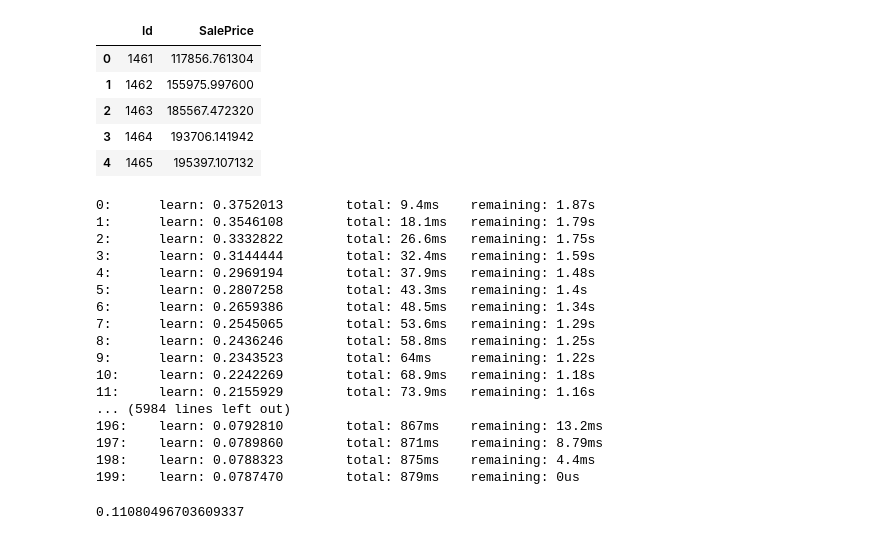
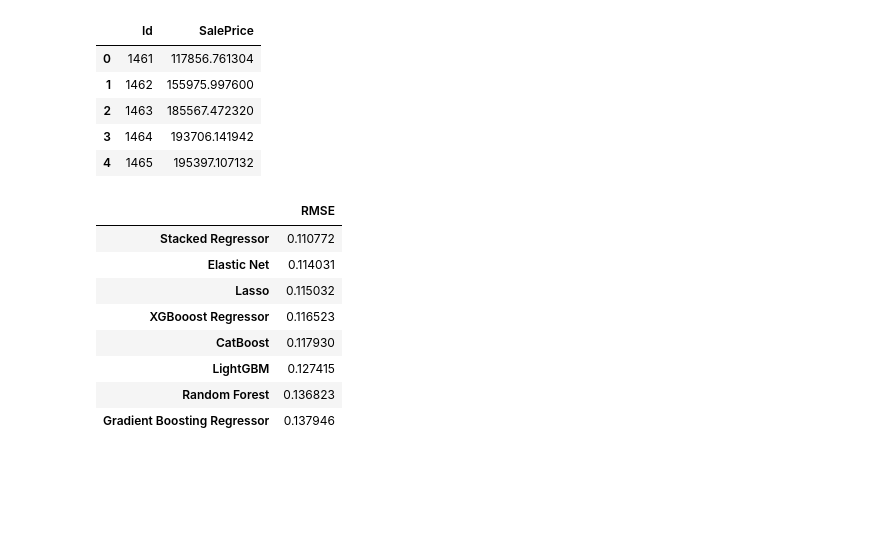
Before and after one commit to abreorussel/house-prices-advanced-regression-kaggle, a Jupyter notebook: house-price-kernel.ipynb, the cells around one changed output. Drawn from its saved outputs; the diff is of its cells as text; code cells hidden in the pictures; blank space fills up the shorter version.

```diff
--- a/house-price-kernel.ipynb
+++ b/house-price-kernel.ipynb
@@ -1222,26 +1109,21 @@ pickle.dump(stacked_model , file)
 
 # filename = 'stacked_regression_model.pkl'
 # stacked_model = pickle.load(open(filename, 'rb'))
-# %%
-## Evaluating the model
-
-rmsle_cv(stacked_model).mean()
-# %% [output]
-0:      learn: 0.3752013        total: 9.4ms    remaining: 1.87s
-1:      learn: 0.3546108        total: 18.1ms   remaining: 1.79s
-2:      learn: 0.3332822        total: 26.6ms   remaining: 1.75s
-3:      learn: 0.3144444        total: 32.4ms   remaining: 1.59s
-4:      learn: 0.2969194        total: 37.9ms   remaining: 1.48s
-5:      learn: 0.2807258        total: 43.3ms   remaining: 1.4s
-6:      learn: 0.2659386        total: 48.5ms   remaining: 1.34s
-7:      learn: 0.2545065        total: 53.6ms   remaining: 1.29s
-8:      learn: 0.2436246        total: 58.8ms   remaining: 1.25s
-9:      learn: 0.2343523        total: 64ms     remaining: 1.22s
-10:     learn: 0.2242269        total: 68.9ms   remaining: 1.18s
-11:     learn: 0.2155929        total: 73.9ms   remaining: 1.16s
-... (5984 lines left out)
-196:    learn: 0.0792810        total: 867ms    remaining: 13.2ms
-197:    learn: 0.0789860        total: 871ms    remaining: 8.79ms
-198:    learn: 0.0788323        total: 875ms    remaining: 4.4ms
-199:    learn: 0.0787470        total: 879ms    remaining: 0us
-0.11080496703609337
+# %%
+## Evaluating the model
+
+stacked_score = rmsle_cv(stacked_model).mean()
+
+model_df = pd.concat([model_df , pd.DataFrame(index = ['Stacked Regressor'] , columns = ['RMSE'] , data = stacked_score)] , axis = 0)
+model_df.sort_values(by = 'RMSE' , inplace=True)
+model_df
+# %% [output]
+|  | RMSE |
+| Stacked Regressor | 0.110772 |
+| Elastic Net | 0.114031 |
+| Lasso | 0.115032 |
+| XGBooost Regressor | 0.116523 |
+| CatBoost | 0.117930 |
+| LightGBM | 0.127415 |
+| Random Forest | 0.136823 |
+| Gradient Boosting Regressor | 0.137946 |
```
Also changed, not shown: parts of 12 cells of this notebook, 3 other files.
